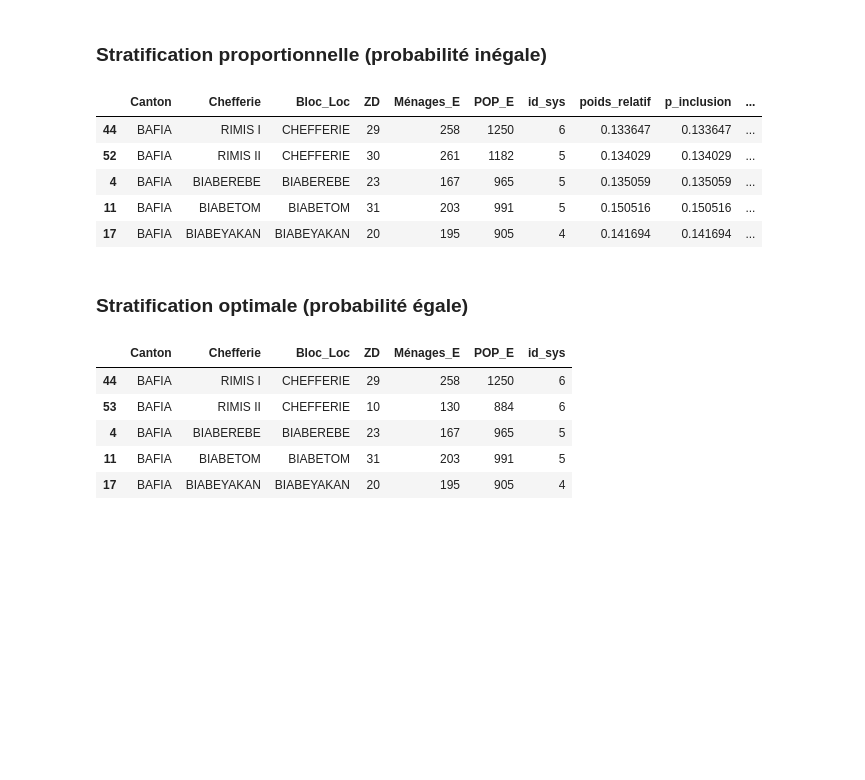
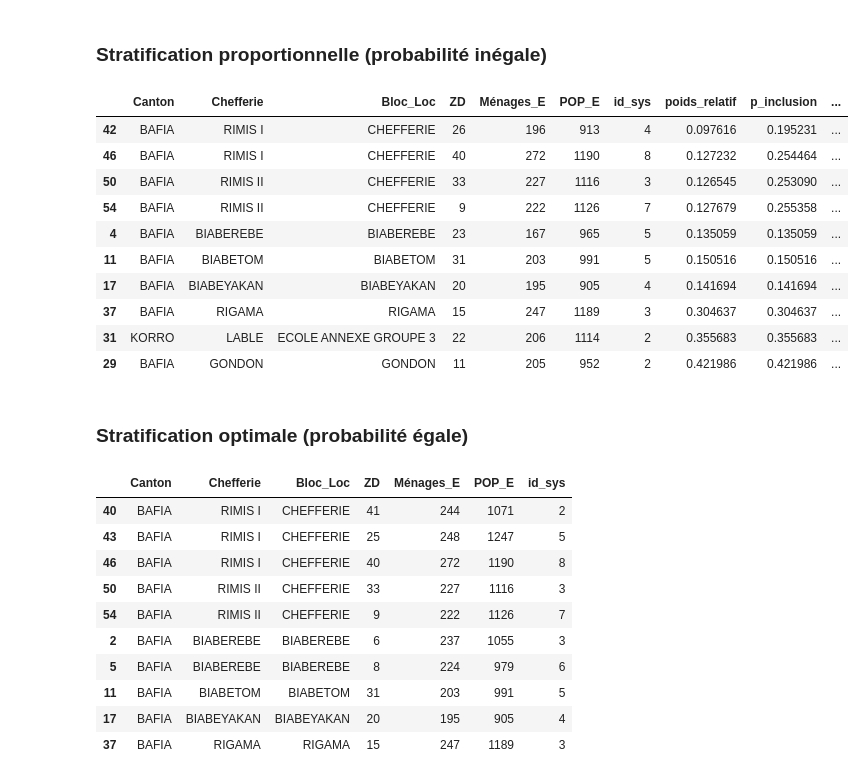
Before and after one commit to riozakies/echantillon, a Jupyter notebook: echantillon.ipynb, the cells around one changed output. Saved outputs shown, nothing was run; the diff lists cells and outputs as text; code cells hidden in the pictures; blank space fills up the shorter version.

```diff
--- a/echantillon.ipynb
+++ b/echantillon.ipynb
@@ -5,3 +28,30 @@
+# %%
+def arrondi_hamilton(dic):
+    if isinstance(dic,dict):
+        taille=int(sum(dic.values()))
+        dic_int={}
+        dic_reste={}
+        for key in dic.keys():
+            dic_int[key]=math.floor(dic[key])
+            dic_reste[key]=dic[key]-dic_int[key]
+        if sum(dic_int.values())==taille:
+            return dic_int
+        elif sum(dic_int.values())<taille:
+            n_reste=taille-sum(dic_int.values())
+            while n_reste>0:
+                key_max,max_dic=max_key_dic(dic_reste)
+                dic_int[key_max]=dic_int[key_max]+1
+                del dic_reste[key_max]
+                n_reste=n_reste-1
+            return dic_int
+        else:
+            n_reste=sum(dic_int.values())-taille
+            while n_reste>0:
+                key_max,max_dic=max_key_dic(dic_reste)
+                dic_int[key_max]=dic_int[key_max]-1
+                del dic_reste[key_max]
+                n_reste=n_reste-1
+            return dic_int
 # %%
 import pandas as pd
 import numpy as np
@@ -118,7 +168,8 @@ def select_sys_complete(base_sondage,
     elif  share==0:
         for stra in strates:
             # échantillonnage pour la grappe
-            dic_strates[stra]=int(round(taille*stra_stat[stra]/stra_stat.sum()))
+            dic_strates[stra]=taille*stra_stat[stra]/stra_stat.sum()
+        dic_strates=arrondi_hamilton(dic_strates)
         total_poids=pd.Series(dic_strates.values()).sum()
         if total_poids<taille:
             print(f"Les strates sont nombreuses et ne permettent pas de repartir assez bien l'echantillon de taille {taille}")
@@ -138,9 +189,10 @@ def select_sys_complete(base_sondage,
             dic_strates[stra]=stra_stat[stra]*base_sondage[base_sondage[strate]==stra][poids].sum()
         total_strates=pd.Series(dic_strates.values()).sum()
         for stra in strates:
-            poids_strate[stra]=int(round(taille*dic_strates[stra]/total_strates))
+            poids_strate[stra]=taille*dic_strates[stra]/total_strates
+        poids_strate=arrondi_hamilton(poids_strate)
         total_poids=pd.Series(poids_strate.values()).sum()
-        if total_poids<0:
+        if total_poids<taille:
             print(f"Les strates sont nombreuses et ne permettent pas de repartir assez bien l'echantillon de taille {taille}")
             return select,df
         else:
@@ -200,35 +279,45 @@ df
 # %%
 select,df=select_sys_complete(base_sondage[["Canton","Chefferie","Bloc_Loc","ZD","Ménages_E","POP_E"]],
                               random_state=0,
                               poids_u="POP_E",
                               poids="POP_E",
-                              taille=5,
+                              taille=10,
                               strate="Chefferie",
                               share=0
                              )
 df
 # %% [output]
 |  | Canton | Chefferie | Bloc_Loc | ZD | Ménages_E | POP_E | id_sys | poids_relatif | p_inclusion | ... |
-| 44 | BAFIA | RIMIS I | CHEFFERIE | 29 | 258 | 1250 | 6 | 0.133647 | 0.133647 | ... |
-| 52 | BAFIA | RIMIS II | CHEFFERIE | 30 | 261 | 1182 | 5 | 0.134029 | 0.134029 | ... |
+| 42 | BAFIA | RIMIS I | CHEFFERIE | 26 | 196 | 913 | 4 | 0.097616 | 0.195231 | ... |
+| 46 | BAFIA | RIMIS I | CHEFFERIE | 40 | 272 | 1190 | 8 | 0.127232 | 0.254464 | ... |
+| 50 | BAFIA | RIMIS II | CHEFFERIE | 33 | 227 | 1116 | 3 | 0.126545 | 0.253090 | ... |
+| 54 | BAFIA | RIMIS II | CHEFFERIE | 9 | 222 | 1126 | 7 | 0.127679 | 0.255358 | ... |
 | 4 | BAFIA | BIABEREBE | BIABEREBE | 23 | 167 | 965 | 5 | 0.135059 | 0.135059 | ... |
 | 11 | BAFIA | BIABETOM | BIABETOM | 31 | 203 | 991 | 5 | 0.150516 | 0.150516 | ... |
 | 17 | BAFIA | BIABEYAKAN | BIABEYAKAN | 20 | 195 | 905 | 4 | 0.141694 | 0.141694 | ... |
+| 37 | BAFIA | RIGAMA | RIGAMA | 15 | 247 | 1189 | 3 | 0.304637 | 0.304637 | ... |
+| 31 | KORRO | LABLE | ECOLE ANNEXE GROUPE 3 | 22 | 206 | 1114 | 2 | 0.355683 | 0.355683 | ... |
+| 29 | BAFIA | GONDON | GONDON | 11 | 205 | 952 | 2 | 0.421986 | 0.421986 | ... |
 # %% [markdown]
 ### Stratification optimale (probabilité égale)
 # %%
 select,df=select_sys_complete(base_sondage[["Canton","Chefferie","Bloc_Loc","ZD","Ménages_E","POP_E"]],
                               random_state=0,
                               poids="POP_E",
-                              taille=5,
+                              taille=10,
                               strate="Chefferie",
                               share=1
                              )
 df
 # %% [output]
 |  | Canton | Chefferie | Bloc_Loc | ZD | Ménages_E | POP_E | id_sys |
-| 44 | BAFIA | RIMIS I | CHEFFERIE | 29 | 258 | 1250 | 6 |
-| 53 | BAFIA | RIMIS II | CHEFFERIE | 10 | 130 | 884 | 6 |
-| 4 | BAFIA | BIABEREBE | BIABEREBE | 23 | 167 | 965 | 5 |
+| 40 | BAFIA | RIMIS I | CHEFFERIE | 41 | 244 | 1071 | 2 |
+| 43 | BAFIA | RIMIS I | CHEFFERIE | 25 | 248 | 1247 | 5 |
+| 46 | BAFIA | RIMIS I | CHEFFERIE | 40 | 272 | 1190 | 8 |
+| 50 | BAFIA | RIMIS II | CHEFFERIE | 33 | 227 | 1116 | 3 |
+| 54 | BAFIA | RIMIS II | CHEFFERIE | 9 | 222 | 1126 | 7 |
+| 2 | BAFIA | BIABEREBE | BIABEREBE | 6 | 237 | 1055 | 3 |
+| 5 | BAFIA | BIABEREBE | BIABEREBE | 8 | 224 | 979 | 6 |
 | 11 | BAFIA | BIABETOM | BIABETOM | 31 | 203 | 991 | 5 |
 | 17 | BAFIA | BIABEYAKAN | BIABEYAKAN | 20 | 195 | 905 | 4 |
+| 37 | BAFIA | RIGAMA | RIGAMA | 15 | 247 | 1189 | 3 |
```
Also changed, not shown: parts of 7 cells of this notebook, 1 other file.
